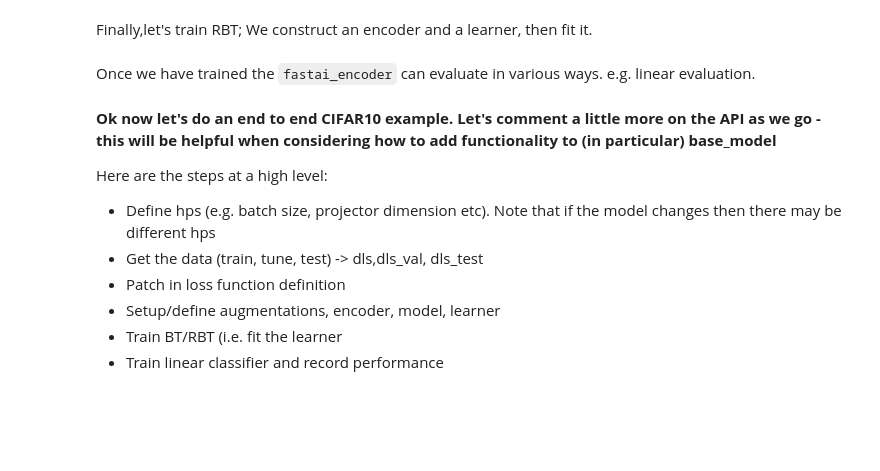
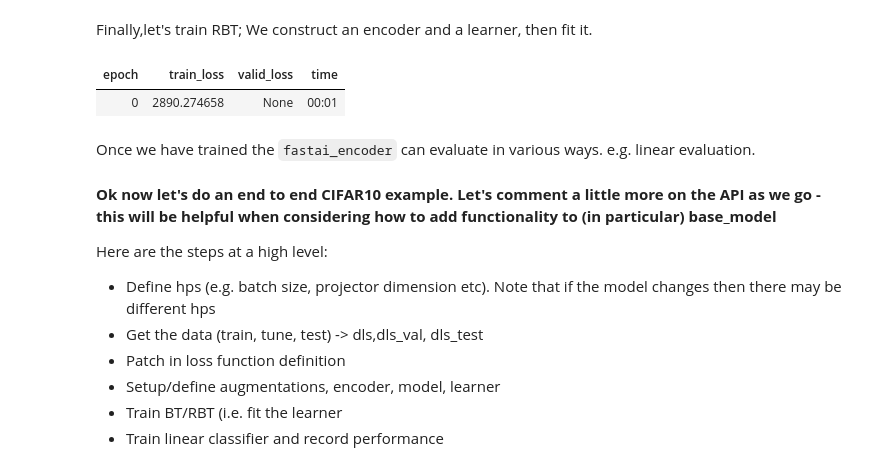
Before and after one commit to vu-nguyen-28/base_rbt, a Jupyter notebook: nbs/index.ipynb, the cells around one changed output. Drawn from its saved outputs; the diff is of its cells as text; code cells hidden in the pictures; blank space fills up the shorter version.

```diff
--- a/nbs/index.ipynb
+++ b/nbs/index.ipynb
@@ -165,11 +114,14 @@ Finally,let's train RBT; We construct an encoder and a learner, then fit it.
 # %%
 #Full usage of above
 ps=500 #projection size
 hs=ps #hidden size in mlp at the end; typically just = ps.
 fastai_encoder = create_fastai_encoder(xresnet18(),pretrained=False,n_in=1) #create the encoder
 model = create_barlow_twins_model(fastai_encoder, hidden_size=hs,projection_size=ps)#plonk the projector on the end of the encoder
 learn = Learner(dls,model, cbs=[BarlowTwins(aug_pipelines,n_in=1, print_augs=False)]) #build the learner
-#learn.fit(1) #train model, i.e. weights of encoder and projector.
+learn.fit(1) #train model, i.e. weights of encoder and projector.
+# %% [output]
+| epoch | train_loss | valid_loss | time |
+| 0 | 2890.274658 | None | 00:01 |
 # %% [markdown]
 Once we have trained the `fastai_encoder` can evaluate in various ways. e.g. linear evaluation.
 # %% [markdown]
```
Also changed, not shown: parts of 18 cells of this notebook, 5 other files.
